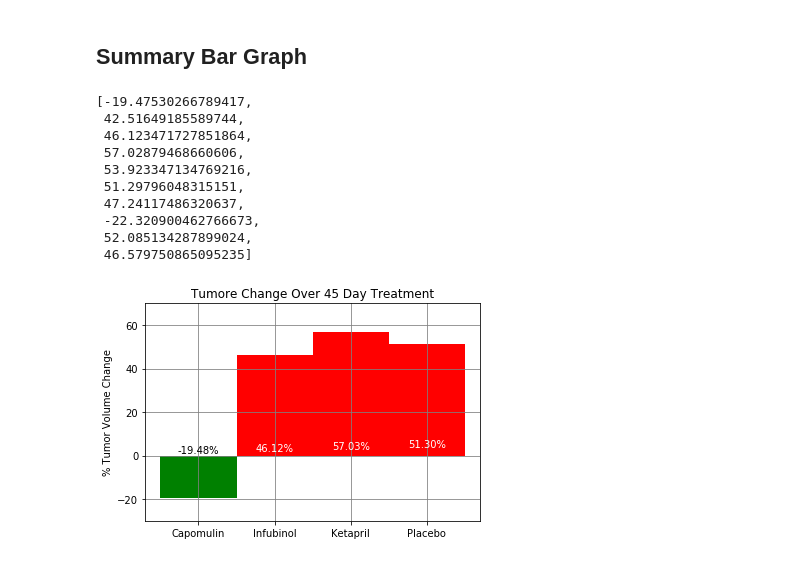
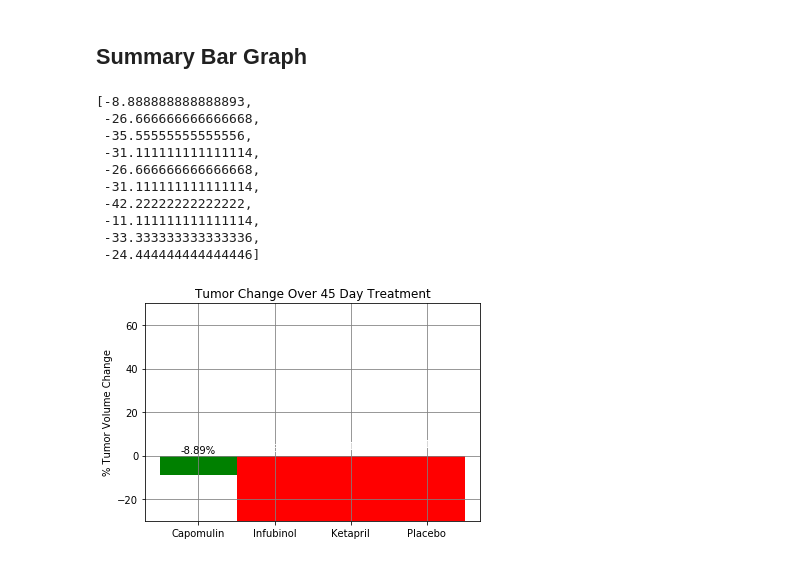
Before and after one commit to bailatrix/PharmaPy, a Jupyter notebook: main.ipynb, the cells around one changed output. Saved outputs shown, nothing was run; the diff lists cells and outputs as text; code cells hidden in the pictures.

```diff
--- a/main.ipynb
+++ b/main.ipynb
@@ -270,54 +270,54 @@ plt.savefig( fname = "met.site_plt.png", bbox = 'tight')
 ## Summary Bar Graph
 # %%
 # Calculate the percent changes in tumor vol for each drug
-all_percs = [[tumor_df['Capomulin'][i*5] / .45 for i in range(0,10)],
-            [tumor_df['Ceftamin'][i*5] / .45 for i in range(0,10)],
-            [tumor_df['Infubinol'][i*5] / .45 for i in range(0,10)],
-            [tumor_df['Ketapril'][i*5] / .45 for i in range(0,10)],
-            [tumor_df['Naftisol'][i*5] / .45 for i in range(0,10)],
-            [tumor_df['Placebo'][i*5] / .45 for i in range(0,10)],
-            [tumor_df['Propriva'][i*5] / .45 for i in range(0,10)],
-            [tumor_df['Ramicane'][i*5] / .45 for i in range(0,10)],
-            [tumor_df['Stelasyn'][i*5] / .45 for i in range(0,10)],
-            [tumor_df['Zoniferol'][i*5] / .45 for i in range(0,10)]]
+all_percs = [[df['Capomulin'][i*5] / .45 for i in range(0,10)],
+            [df['Ceftamin'][i*5] / .45 for i in range(0,10)],
+            [df['Infubinol'][i*5] / .45 for i in range(0,10)],
+            [df['Ketapril'][i*5] / .45 for i in range(0,10)],
+            [df['Naftisol'][i*5] / .45 for i in range(0,10)],
+            [df['Placebo'][i*5] / .45 for i in range(0,10)],
+            [df['Propriva'][i*5] / .45 for i in range(0,10)],
+            [df['Ramicane'][i*5] / .45 for i in range(0,10)],
+            [df['Stelasyn'][i*5] / .45 for i in range(0,10)],
+            [df['Zoniferol'][i*5] / .45 for i in range(0,10)]]
 # Display the data to confirm
 perc_change = [ percList[9]-percList[0] for percList in all_percs]
 perc_change
 # %% [output]
-[-19.47530266789417,
- 42.51649185589744,
- 46.123471727851864,
- 57.02879468660606,
- 53.923347134769216,
- 51.29796048315151,
- 47.24117486320637,
- -22.320900462766673,
- 52.085134287899024,
- 46.579750865095235]
+[-8.888888888888893,
+ -26.666666666666668,
+ -35.55555555555556,
+ -31.111111111111114,
+ -26.666666666666668,
+ -31.111111111111114,
+ -42.22222222222222,
+ -11.111111111111114,
+ -33.333333333333336,
+ -24.444444444444446]
 # %%
 # Compile data for chart
 plt.bar(np.arange(1), perc_change[0], width=1, color="green")
 plt.bar(np.arange(4), [0, perc_change[2], perc_change[3], perc_change[5]], width=1, color="r")
 percs = ["{:.2%}".format(perc_change[0]/100),
          "{:.2%}".format(perc_change[2]/100),
          "{:.2%}".format(perc_change[3]/100),
          "{:.2%}".format(perc_change[5]/100)]
 
 # Label axes
 plt.xticks(np.arange(4), tumor_df.columns)
 plt.ylim(-30,70)
 plt.yticks(np.arange(-20, 80, 20))
 plt.ylabel("% Tumor Volume Change")
-plt.title("Tumore Change Over 45 Day Treatment")
+plt.title("Tumor Change Over 45 Day Treatment")
 plt.grid(color='gray', linestyle='solid')
 
 # Label bars
 plt.text(0, 1, percs[0], horizontalalignment='center', color='black')
 plt.text(1, 2, percs[1], horizontalalignment='center', color='w')
 plt.text(2, 3, percs[2], horizontalalignment='center', color='w')
 plt.text(3, 4, percs[3], horizontalalignment='center', color='w')
 
 # Save the Figure
-plt.savefig( fname = "drug_plt.png", bbox = 'tight')
+plt.savefig( fname = "tumor_change.png", bbox = 'tight')
 # %% [output]
-[figure, old version]
+[figure, new version]
```
Also changed, not shown: parts of 4 cells of this notebook.
